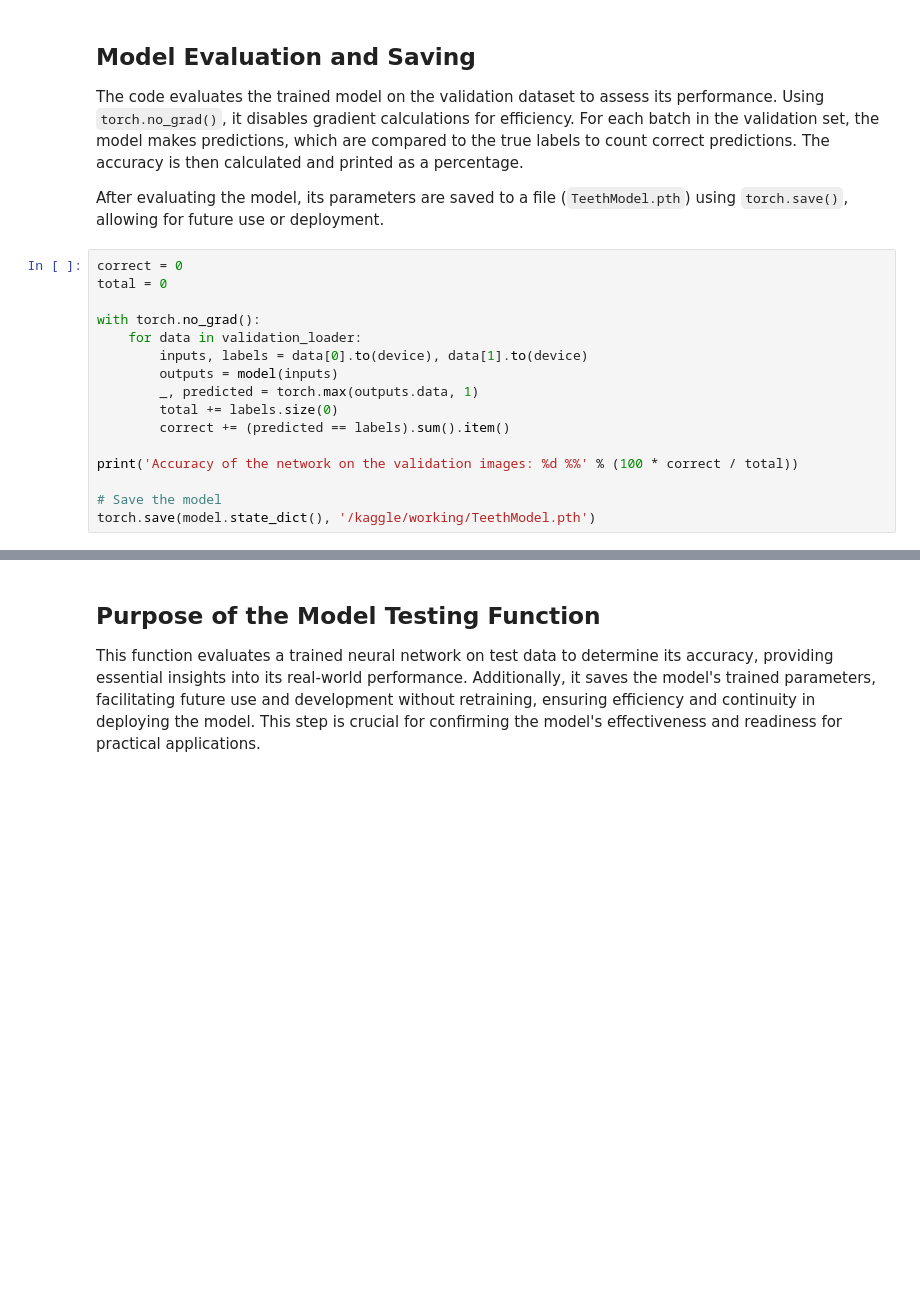
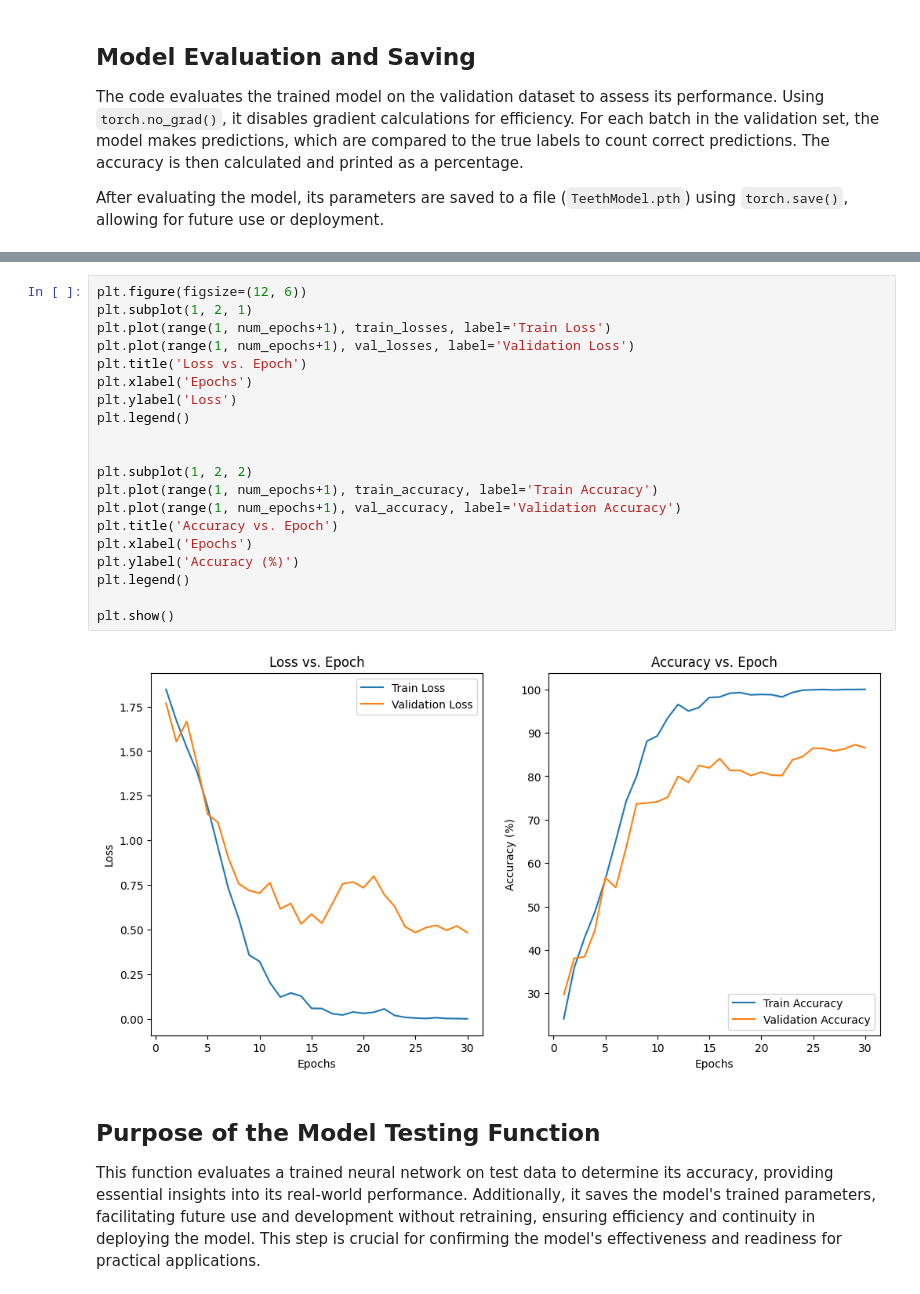
Before and after one commit to Hassouna9/Teeth-Disease-Recognition, a Jupyter notebook: Teeth_Classification.ipynb, the cells around one changed output, grey strips where cells are left out. Saved outputs shown, nothing was run; the diff lists cells and outputs as text; blank space fills up the shorter version.

Commit message:
Kaggle Notebook | Teeth_Classification_Project | Version 3

```diff
--- a/Teeth_Classification.ipynb
+++ b/Teeth_Classification.ipynb
@@ -350,19 +290,3 @@ Finished Training
 The code evaluates the trained model on the validation dataset to assess its performance. Using `torch.no_grad()`, it disables gradient calculations for efficiency. For each batch in the validation set, the model makes predictions, which are compared to the true labels to count correct predictions. The accuracy is then calculated and printed as a percentage.
 
 After evaluating the model, its parameters are saved to a file (`TeethModel.pth`) using `torch.save()`, allowing for future use or deployment.
-# %%
-correct = 0
-total = 0
-
-with torch.no_grad():
-    for data in validation_loader:
-        inputs, labels = data[0].to(device), data[1].to(device)
-        outputs = model(inputs)
-        _, predicted = torch.max(outputs.data, 1)
-        total += labels.size(0)
-        correct += (predicted == labels).sum().item()
-
-print('Accuracy of the network on the validation images: %d %%' % (100 * correct / total))
-
-# Save the model
-torch.save(model.state_dict(), '/kaggle/working/TeethModel.pth')
@@ -371,3 +378,25 @@ Accuracy of the network on the validation images: 90 %
+# %%
+plt.figure(figsize=(12, 6))
+plt.subplot(1, 2, 1)
+plt.plot(range(1, num_epochs+1), train_losses, label='Train Loss')
+plt.plot(range(1, num_epochs+1), val_losses, label='Validation Loss')
+plt.title('Loss vs. Epoch')
+plt.xlabel('Epochs')
+plt.ylabel('Loss')
+plt.legend()
+
+
+plt.subplot(1, 2, 2)
+plt.plot(range(1, num_epochs+1), train_accuracy, label='Train Accuracy')
+plt.plot(range(1, num_epochs+1), val_accuracy, label='Validation Accuracy')
+plt.title('Accuracy vs. Epoch')
+plt.xlabel('Epochs')
+plt.ylabel('Accuracy (%)')
+plt.legend()
+
+plt.show()
+# %% [output]
+[figure, added]
 # %% [markdown]
 ## Purpose of the Model Testing Function
 
```
Also changed, not shown: parts of 6 cells of this notebook.
